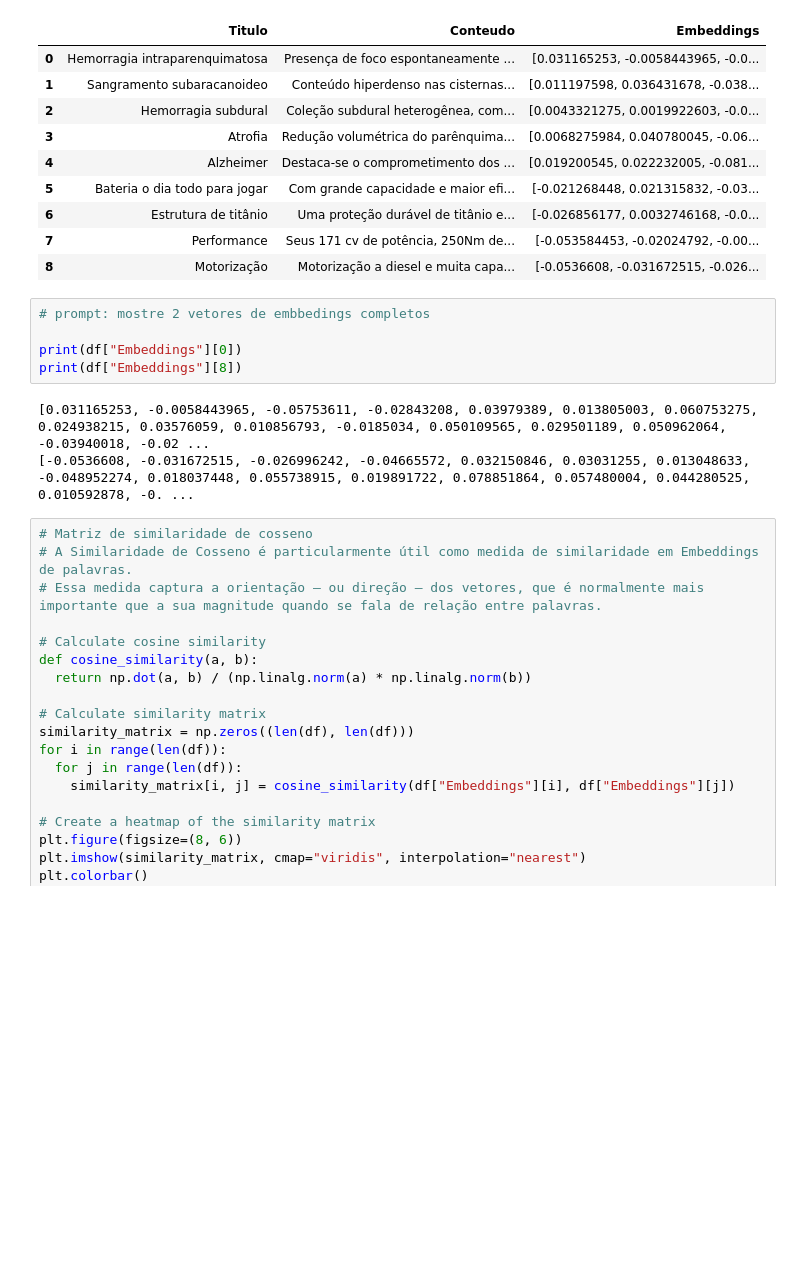
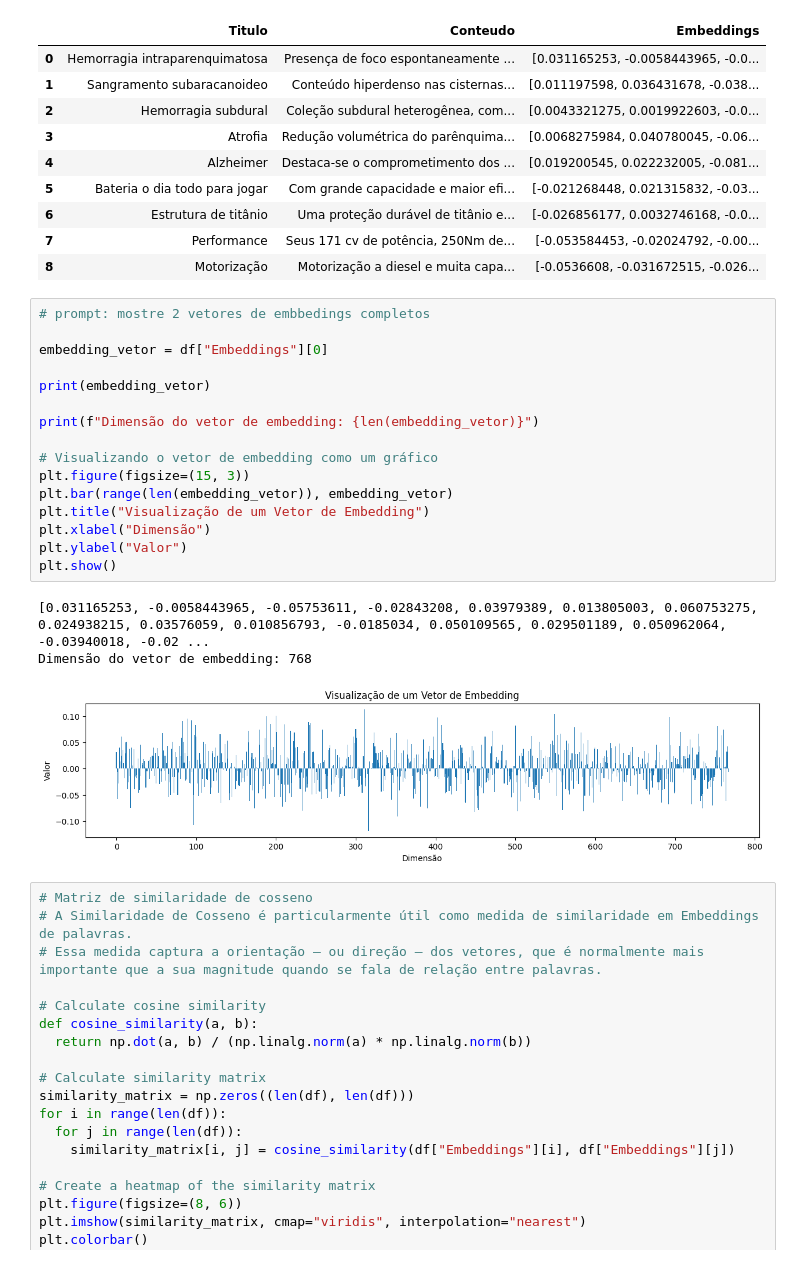
Before and after one commit to igorrother/cbr2025, a Jupyter notebook: CBR_2025_LLM_Pratica.ipynb, the cells around one changed output. Saved outputs shown, nothing was run; the diff lists cells and outputs as text; blank space fills up the shorter version.

```diff
--- a/CBR_2025_LLM_Pratica.ipynb
+++ b/CBR_2025_LLM_Pratica.ipynb
@@ -131,14 +131,26 @@ df
 | 6 | Estrutura de titânio | Uma proteção durável de titânio e... | [-0.026856177, 0.0032746168, -0.0... |
 | 7 | Performance | Seus 171 cv de potência, 250Nm de... | [-0.053584453, -0.02024792, -0.00... |
 | 8 | Motorização | Motorização a diesel e muita capa... | [-0.0536608, -0.031672515, -0.026... |
-# %%
-# prompt: mostre 2 vetores de embbedings completos
-
-print(df["Embeddings"][0])
-print(df["Embeddings"][8])
-# %% [output]
-[0.031165253, -0.0058443965, -0.05753611, -0.02843208, 0.03979389, 0.013805003, 0.060753275, 0.024938215, 0.03576059, 0.010856793, -0.0185034, 0.050109565, 0.029501189, 0.050962064, -0.03940018, -0.02 ...
-[-0.0536608, -0.031672515, -0.026996242, -0.04665572, 0.032150846, 0.03031255, 0.013048633, -0.048952274, 0.018037448, 0.055738915, 0.019891722, 0.078851864, 0.057480004, 0.044280525, 0.010592878, -0. ...
+# %%
+# prompt: mostre 2 vetores de embbedings completos
+
+embedding_vetor = df["Embeddings"][0]
+
+print(embedding_vetor)
+
+print(f"Dimensão do vetor de embedding: {len(embedding_vetor)}")
+
+# Visualizando o vetor de embedding como um gráfico
+plt.figure(figsize=(15, 3))
+plt.bar(range(len(embedding_vetor)), embedding_vetor)
+plt.title("Visualização de um Vetor de Embedding")
+plt.xlabel("Dimensão")
+plt.ylabel("Valor")
+plt.show()
+# %% [output]
+[0.031165253, -0.0058443965, -0.05753611, -0.02843208, 0.03979389, 0.013805003, 0.060753275, 0.024938215, 0.03576059, 0.010856793, -0.0185034, 0.050109565, 0.029501189, 0.050962064, -0.03940018, -0.02 ...
+Dimensão do vetor de embedding: 768
+[figure, added]
 # %%
 # Matriz de similaridade de cosseno
 # A Similaridade de Cosseno é particularmente útil como medida de similaridade em Embeddings de palavras.
```
Also changed, not shown: parts of 9 cells of this notebook.
